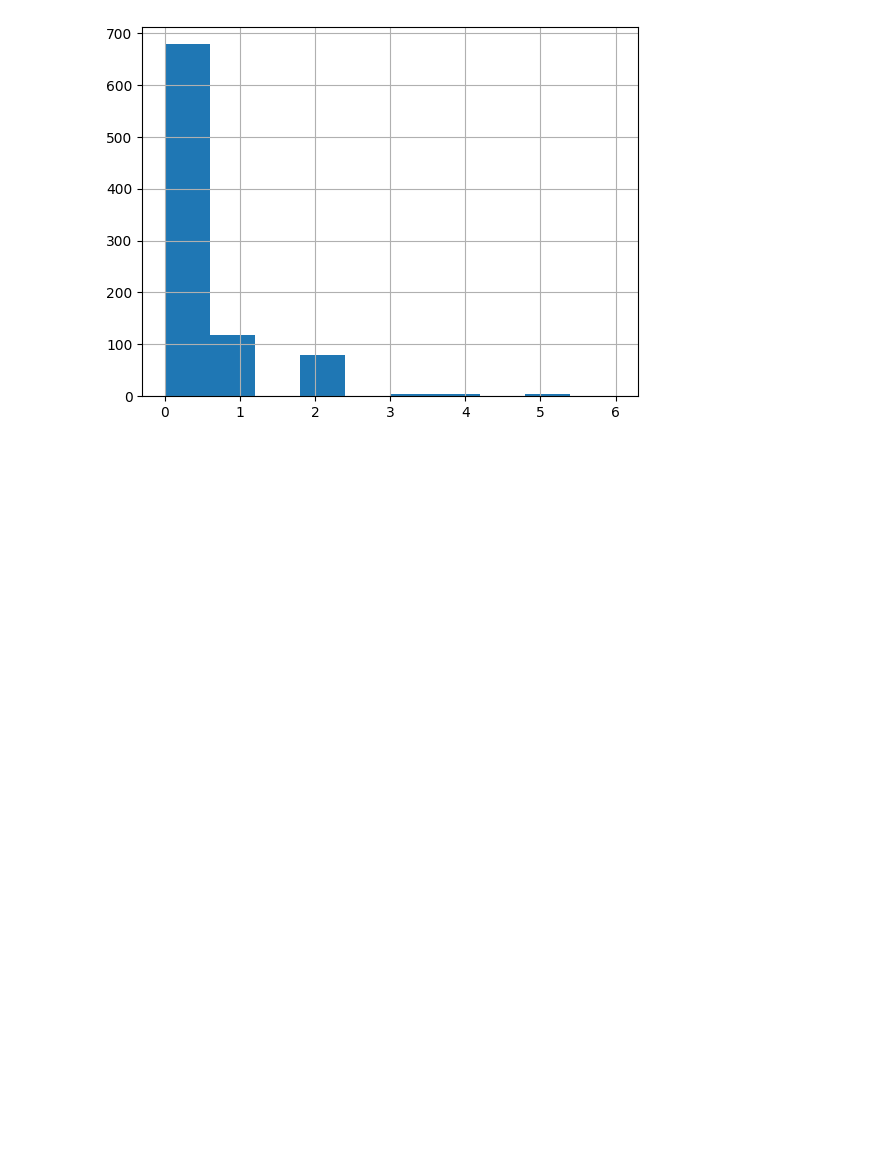
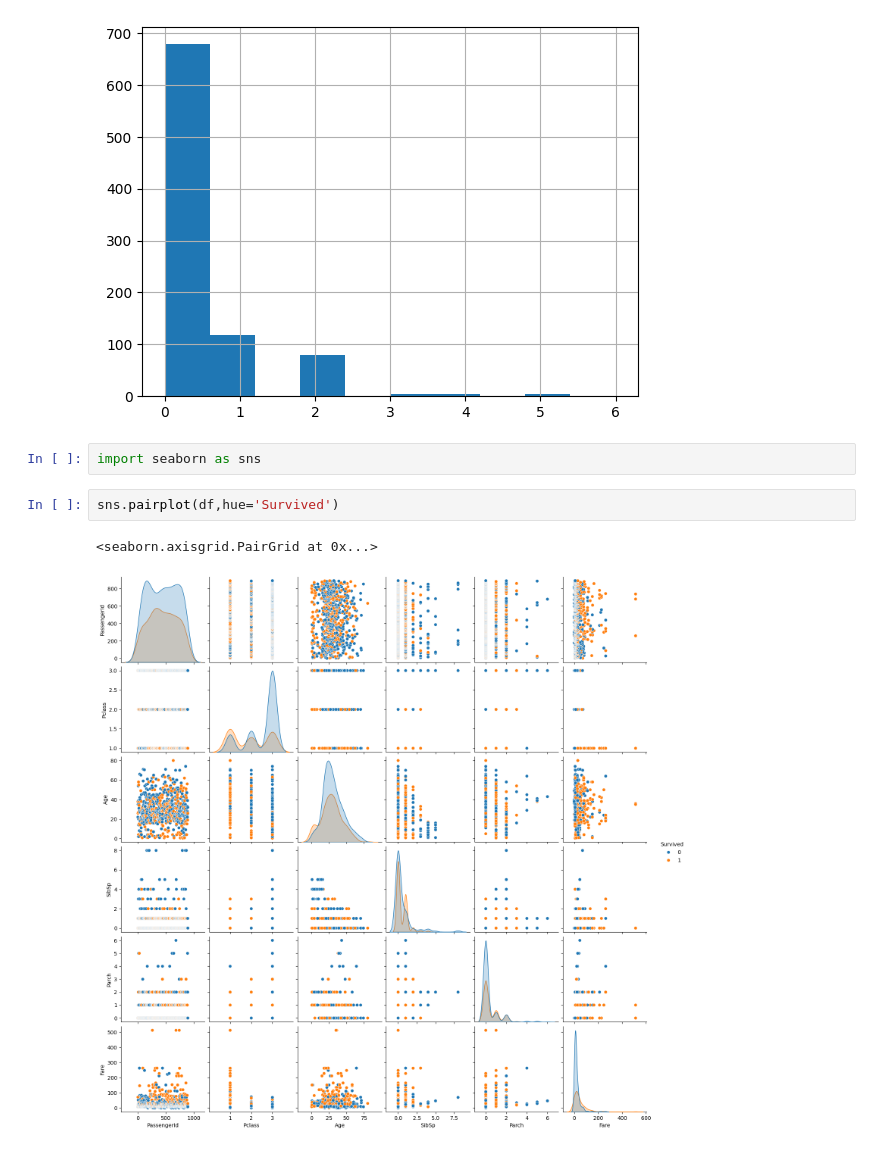
Before and after one commit to claraagui/iteso-data-analytics, a Jupyter notebook: notebooks/titanic.ipynb, the cells around one changed output. Cells and saved outputs as stored; diff of their text form; blank space fills up the shorter version.

```diff
--- a/notebooks/titanic.ipynb
+++ b/notebooks/titanic.ipynb
@@ -307,3 +325,10 @@ df['Parch'].hist() #Significa que abordaron con ellos
 # %% [output]
 <Axes: >
 [figure]
+# %%
+import seaborn as sns
+# %%
+sns.pairplot(df,hue='Survived')
+# %% [output]
+<seaborn.axisgrid.PairGrid at 0x...>
+[figure, added]
```
Also changed, not shown: parts of 5 cells of this notebook, 3 other files.
